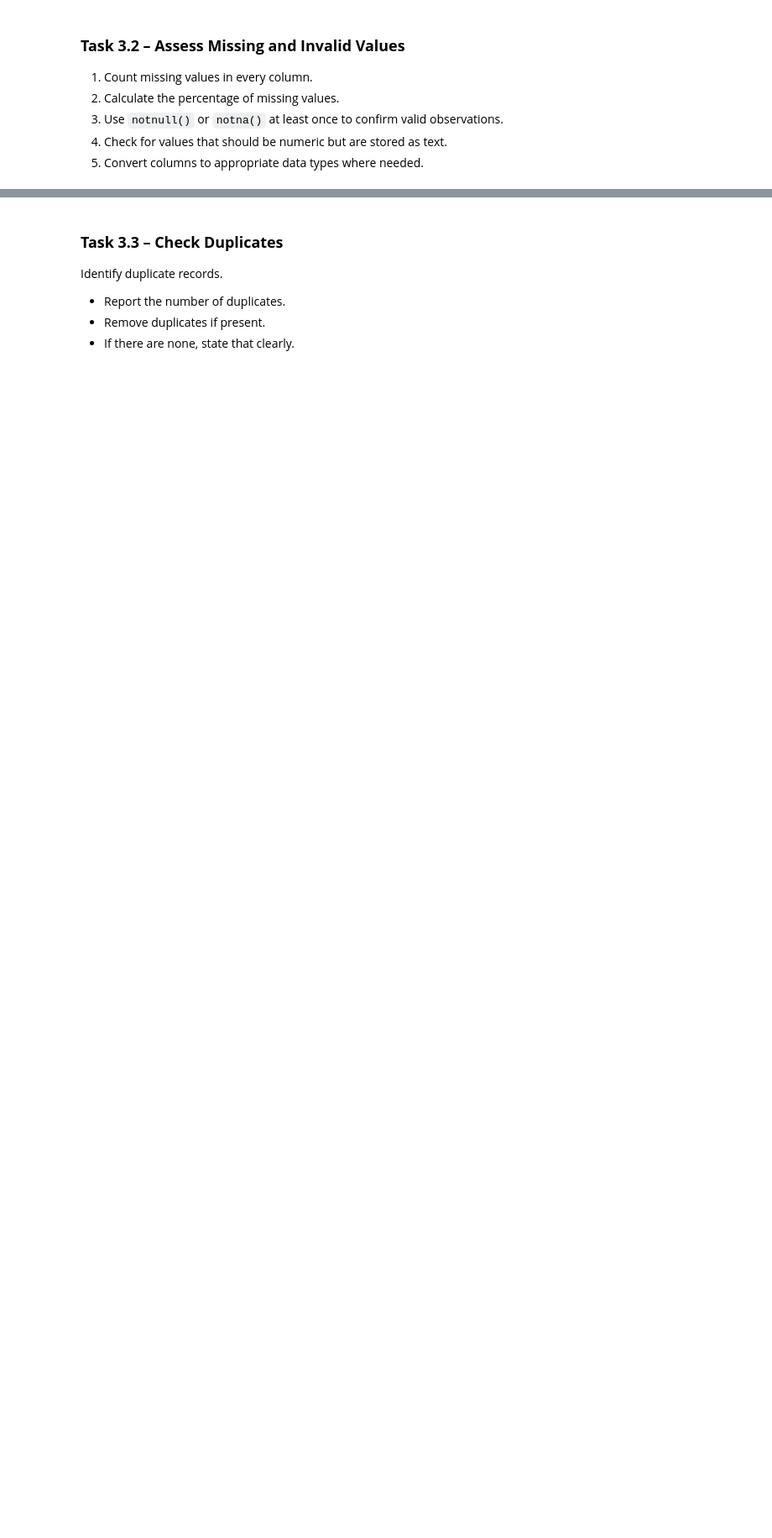
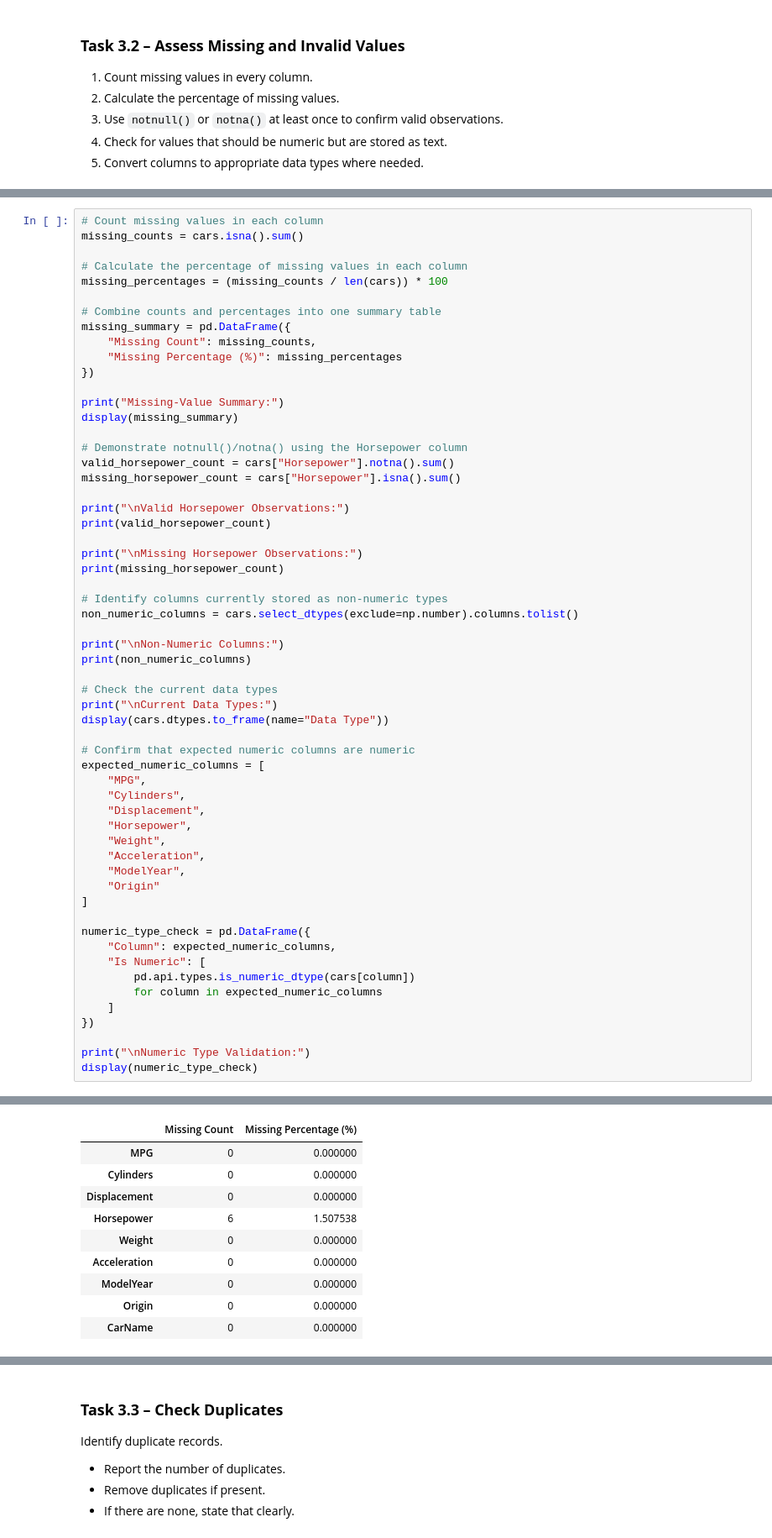
Before and after one commit to UbaidUllah777/Lab-2---Tidying-Cleaning-Imputation-and-Outlier-Detection, a Jupyter notebook: week5Lab.ipynb, the cells around one changed output, grey strips where cells are left out. Shown at 84% size. Drawn from its saved outputs; the diff is of its cells as text; blank space fills up the shorter version.

```diff
--- a/week5Lab.ipynb
+++ b/week5Lab.ipynb
@@ -1142,0 +1251,59 @@ The UCI version contains **398 instances**, and `Horsepower` contains missing va
+# %%
+# Count missing values in each column
+missing_counts = cars.isna().sum()
+
+# Calculate the percentage of missing values in each column
+missing_percentages = (missing_counts / len(cars)) * 100
+
+# Combine counts and percentages into one summary table
+missing_summary = pd.DataFrame({
+    "Missing Count": missing_counts,
+    "Missing Percentage (%)": missing_percentages
+})
+
+print("Missing-Value Summary:")
+display(missing_summary)
+
+# Demonstrate notnull()/notna() using the Horsepower column
+valid_horsepower_count = cars["Horsepower"].notna().sum()
+missing_horsepower_count = cars["Horsepower"].isna().sum()
+
+print("\nValid Horsepower Observations:")
+print(valid_horsepower_count)
+
+print("\nMissing Horsepower Observations:")
+print(missing_horsepower_count)
+
+# Identify columns currently stored as non-numeric types
+non_numeric_columns = cars.select_dtypes(exclude=np.number).columns.tolist()
+
+print("\nNon-Numeric Columns:")
+print(non_numeric_columns)
+
+# Check the current data types
+print("\nCurrent Data Types:")
+display(cars.dtypes.to_frame(name="Data Type"))
+
+# Confirm that expected numeric columns are numeric
+expected_numeric_columns = [
+    "MPG",
+    "Cylinders",
+    "Displacement",
+    "Horsepower",
+    "Weight",
+    "Acceleration",
+    "ModelYear",
+    "Origin"
+]
+
+numeric_type_check = pd.DataFrame({
+    "Column": expected_numeric_columns,
+    "Is Numeric": [
+        pd.api.types.is_numeric_dtype(cars[column])
+        for column in expected_numeric_columns
+    ]
+})
+
+print("\nNumeric Type Validation:")
+display(numeric_type_check)
+# %% [output]
@@ -1142,0 +1311,10 @@ The UCI version contains **398 instances**, and `Horsepower` contains missing va
+|  | Missing Count | Missing Percentage (%) |
+| MPG | 0 | 0.000000 |
+| Cylinders | 0 | 0.000000 |
+| Displacement | 0 | 0.000000 |
+| Horsepower | 6 | 1.507538 |
+| Weight | 0 | 0.000000 |
+| Acceleration | 0 | 0.000000 |
+| ModelYear | 0 | 0.000000 |
+| Origin | 0 | 0.000000 |
+| CarName | 0 | 0.000000 |
```
Also changed, not shown: parts of 11 cells of this notebook, 1 other file.
